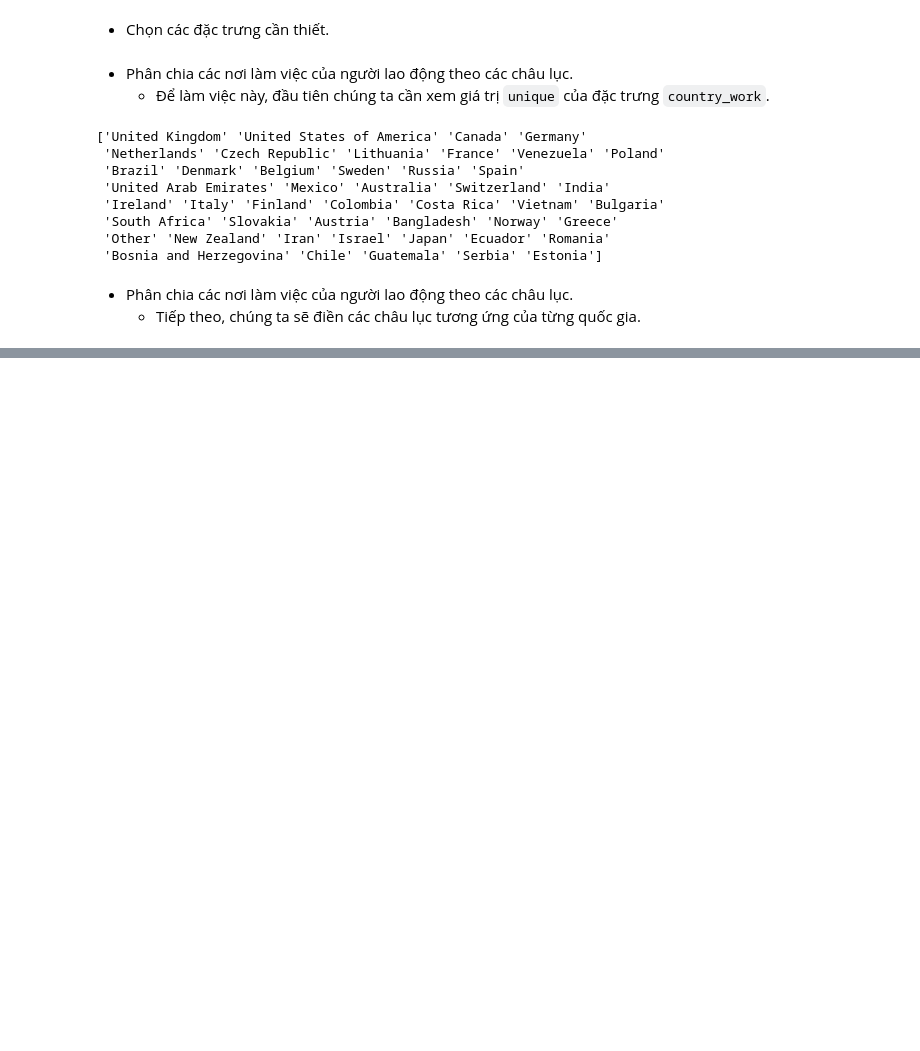
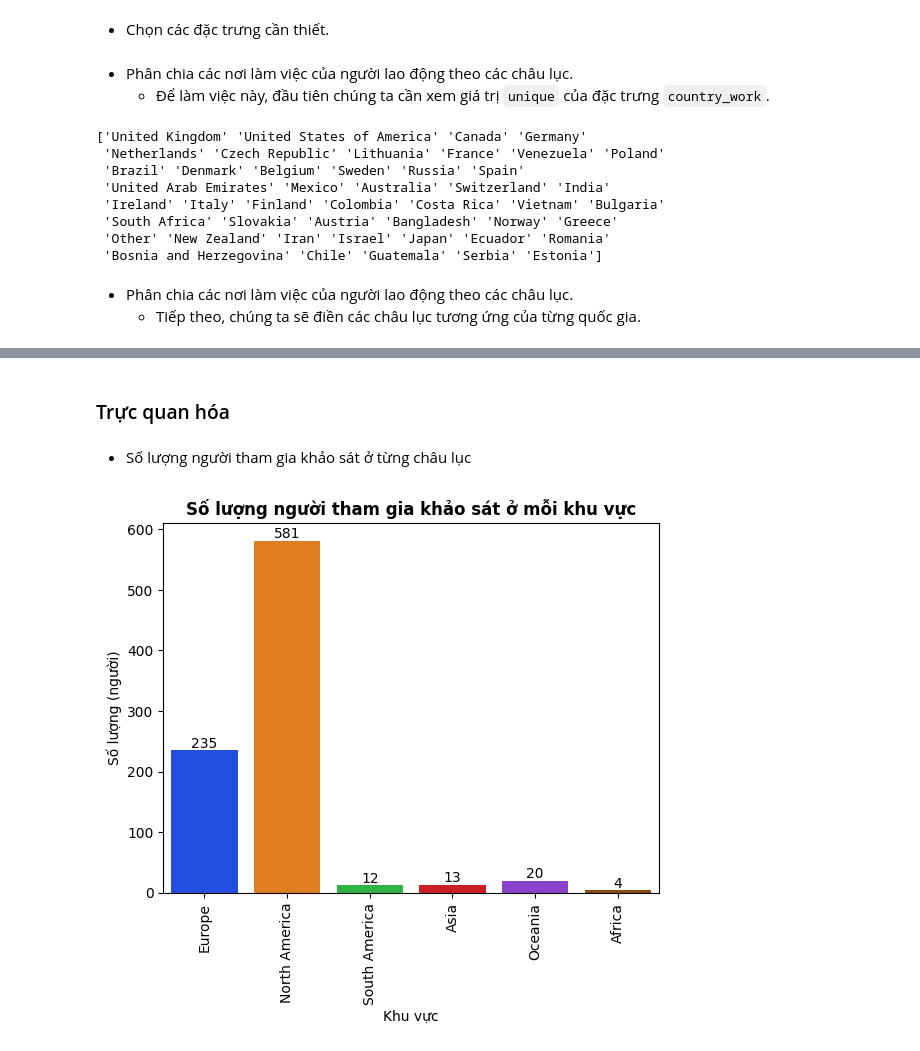
Before and after one commit to iam-Dylan/pfds-final-project, a Jupyter notebook: 4-1-Analyze-DagNgyen.ipynb, the cells around one changed output, grey strips where cells are left out. Drawn from its saved outputs; the diff is of its cells as text; code cells hidden in the pictures; blank space fills up the shorter version.

```diff
--- a/4-1-Analyze-DagNgyen.ipynb
+++ b/4-1-Analyze-DagNgyen.ipynb
@@ -203,8 +181,12 @@ Name: count, dtype: int64
 # Remove rows with 'Unknown' area
 analyz1_df = analyz1_df[analyz1_df['area'] != 'Unknown']
 
+# Delete rows with missing values
+analyz1_df = analyz1_df.dropna()
+
 # Statistics number of employees in each area
-print('Number of employees in each area:\n', analyz1_df['area'].value_counts())
+number_each_area = analyz1_df['area'].value_counts(sort=False)
+print('Number of employees in each area:\n', number_each_area)
 
 # Statistics number of missing values in each column
 print('\nNumber of missing values in each column:\n', analyz1_df.isnull().sum())
@@ -249,0 +262,15 @@ Africa             4
+# %% [markdown]
+### Trực quan hóa
+# %% [markdown]
+- Số lượng người tham gia khảo sát ở từng châu lục
+# %%
+# Visualize the number of employees in each area
+ax = sns.barplot(x=number_each_area.index, y=number_each_area.values, palette='bright')
+ax.bar_label(ax.containers[0])
+ax.set_title('Số lượng người tham gia khảo sát ở mỗi khu vực', fontdict={'weight': 'bold', 'size': 12})
+plt.xlabel('Khu vực')
+plt.ylabel('Số lượng (người)')
+plt.xticks(rotation=90)
+plt.show()
+# %% [output]
+[figure, added]
```
Also changed, not shown: parts of 17 cells of this notebook.
